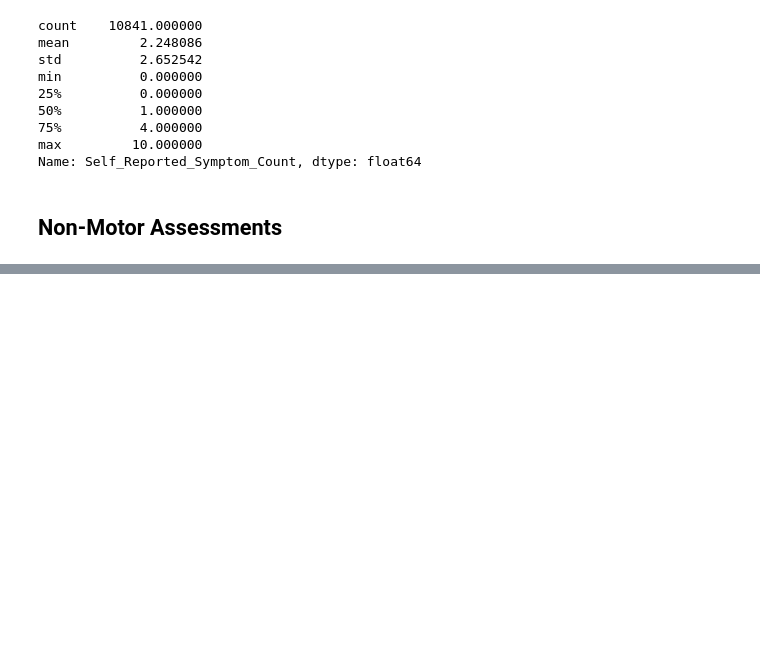
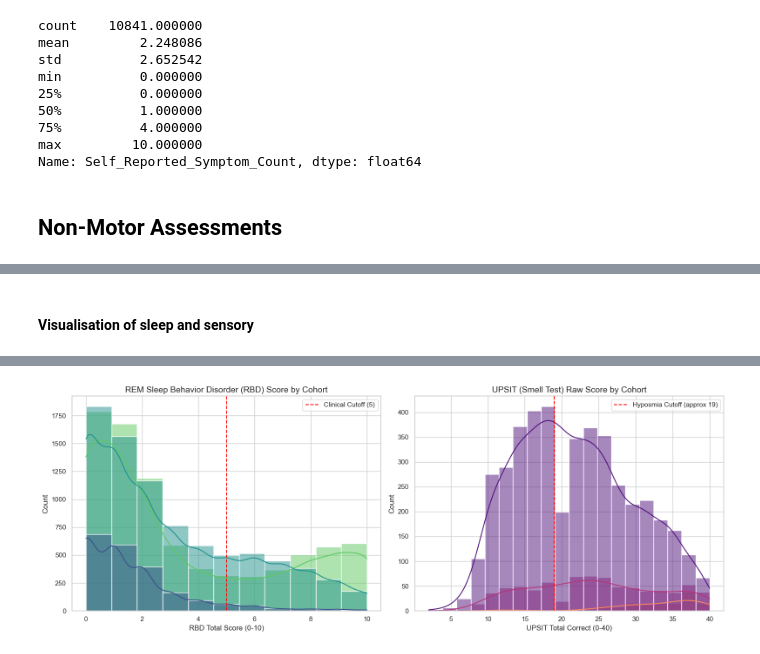
Before and after one commit to vutuongvy101/multimodal-pd-progression, a Jupyter notebook: Experiment/preprocessing/sri_hri_model 2.ipynb, the cells around one changed output, grey strips where cells are left out. Saved outputs shown, nothing was run; the diff lists cells and outputs as text; code cells hidden in the pictures; blank space fills up the shorter version.

```diff
--- a/Experiment/preprocessing/sri_hri_model 2.ipynb
+++ b/Experiment/preprocessing/sri_hri_model 2.ipynb
@@ -1885,0 +2528,69 @@ def create_moca_df(moca_file_path, edu_file_path, master_df):
+# %% [markdown]
+#### Visualisation of sleep and sensory
+# %%
+def create_rbd_df(file_path, master_df):
+    df = pd.read_csv(file_path)
+    df = df[df['PATNO'].isin(master_df['PATNO'])]
+    df = df[~df['EVENT_ID'].isin(['SC', 'ST', 'U01'])]
+
+    rbd_items = [
+        'DRMVIVID', 'DRMAGRAC', 'DRMNOCTB', 'SLPLMBMV', 'SLPINJUR',
+        'DRMVERBL', 'DRMFIGHT', 'DRMUMV', 'DRMOBJFL', 'MVAWAKEN'
+    ]
+    for col in rbd_items:
+        df[col] = pd.to_numeric(df[col], errors='coerce')
+
+    df['RBD_Total_Score'] = df[rbd_items].sum(axis=1, min_count=1)
+    df['INFODT'] = pd.to_datetime(df['INFODT'], errors='coerce', format='%m/%Y')
+    return df[['PATNO', 'EVENT_ID', 'INFODT', 'RBD_Total_Score']].copy()
+
+def create_upsit_df(file_path, master_df):
+    df = pd.read_csv(file_path)
+    df = df[df['PATNO'].isin(master_df['PATNO'])]
+    df = df[~df['EVENT_ID'].isin(['U01'])]
+
+    df['TOTAL_CORRECT'] = pd.to_numeric(df['TOTAL_CORRECT'], errors='coerce')
+    df['UPSIT_PRCNTGE'] = pd.to_numeric(df['UPSIT_PRCNTGE'], errors='coerce')
+    df['INFODT'] = pd.to_datetime(df['INFODT'], errors='coerce', format='%m/%Y')
+
+    df = df.rename(columns={'TOTAL_CORRECT': 'UPSIT_Raw_Score', 'UPSIT_PRCNTGE': 'UPSIT_Percentile'})
+    return df[['PATNO', 'EVENT_ID', 'INFODT', 'UPSIT_Raw_Score', 'UPSIT_Percentile']].copy()
+
+# Load master
+master_df = pd.read_csv('master_df.csv')
+master_df['PATNO'] = master_df['PATNO'].astype(int)
+
+# Process files
+rbd_df = create_rbd_df('../../ppmi_pd/Non-motor_Assessments/REM_Sleep_Behavior_Disorder_Questionnaire_14Dec2025.csv', master_df)
+upsit_df = create_upsit_df('../../ppmi_pd/Non-motor_Assessments/University_of_Pennsylvania_Smell_Identification_Test_UPSIT_14Dec2025.csv', master_df)
+
+# Merge labels
+rbd_plot = pd.merge(rbd_df, master_df[['PATNO', 'COHORT_DEFINITION']], on='PATNO', how='left')
+upsit_plot = pd.merge(upsit_df, master_df[['PATNO', 'COHORT_DEFINITION']], on='PATNO', how='left')
+
+# Plotting
+sns.set_theme(style="whitegrid")
+fig, axes = plt.subplots(1, 2, figsize=(16, 6))
+
+# RBD Score Distribution
+sns.histplot(data=rbd_plot, x='RBD_Total_Score', hue='COHORT_DEFINITION', bins=11, kde=True, ax=axes[0], palette='viridis')
+axes[0].set_title('REM Sleep Behavior Disorder (RBD) Score by Cohort', fontsize=14)
+axes[0].set_xlabel('RBD Total Score (0-10)', fontsize=12)
+axes[0].axvline(5, color='red', linestyle='--', label='Clinical Cutoff (5)')
+axes[0].legend()
+
+# UPSIT Raw Score Distribution
+sns.histplot(data=upsit_plot, x='UPSIT_Raw_Score', hue='COHORT_DEFINITION', bins=20, kde=True, ax=axes[1], palette='magma')
+axes[1].set_title('UPSIT (Smell Test) Raw Score by Cohort', fontsize=14)
+axes[1].set_xlabel('UPSIT Total Correct (0-40)', fontsize=12)
+axes[1].axvline(19, color='red', linestyle='--', label='Hyposmia Cutoff (approx 19)')
+axes[1].legend()
+
+plt.tight_layout()
+# plt.savefig('sleep_sensory_modality.png')
+
+print("RBD Summary Statistics:")
+print(rbd_plot.groupby('COHORT_DEFINITION')['RBD_Total_Score'].describe())
+print("\nUPSIT Summary Statistics:")
+print(upsit_plot.groupby('COHORT_DEFINITION')['UPSIT_Raw_Score'].describe())
+# %% [output]
@@ -1885,0 +2610 @@ def create_moca_df(moca_file_path, edu_file_path, master_df):
+[figure, added]
```
Also changed, not shown: parts of 20 cells of this notebook, 1 other file.
